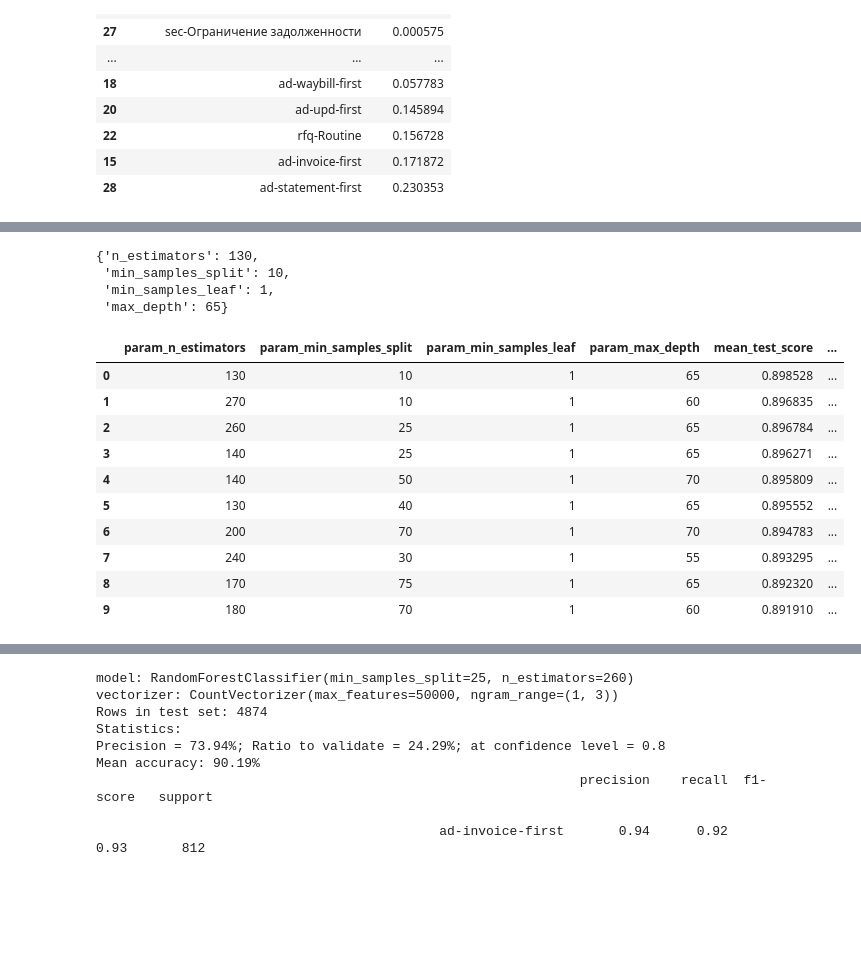
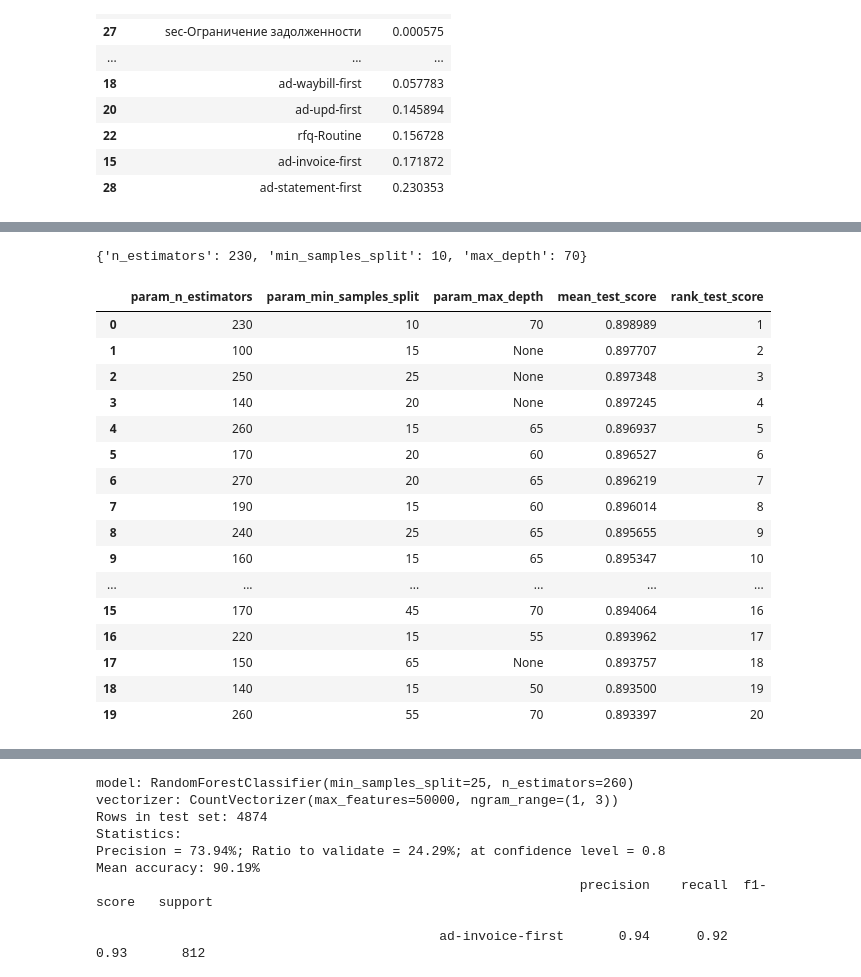
Before and after one commit to cherepasshka/document-classifier, a Jupyter notebook: DOCUMENT_CLASSIFIER.ipynb, the cells around one changed output, grey strips where cells are left out. Cells and saved outputs as stored; diff of their text form; code cells hidden in the pictures; blank space fills up the shorter version.

```diff
--- a/DOCUMENT_CLASSIFIER.ipynb
+++ b/DOCUMENT_CLASSIFIER.ipynb
@@ -211,7 +212,7 @@ from sklearn.model_selection import RandomizedSearchCV
 
 n_estimators = [int(x) for x in np.linspace(start=90, stop=270, num=19)]
 max_features = ['log2', 'sqrt']
-max_depth = [int(x) for x in np.linspace(start=15, stop=70, num=12)] + [None]
+max_depth = [int(x) for x in np.linspace(start=30, stop=170, num=15)] + [None]
 min_samples_split = [int(x) for x in np.linspace(start=10, stop=80, num=15)]
 min_samples_leaf = [int(x) for x in np.linspace(start=1, stop=10, num=5)]
 bootstrap = [True, False]
@@ -221,7 +222,7 @@ param_dist = {
     #'max_features' : max_features,
     'max_depth' : max_depth,
     'min_samples_split' : min_samples_split,
-    'min_samples_leaf' : min_samples_leaf,
+    #'min_samples_leaf' : min_samples_leaf,
     #'bootstrap' : bootstrap,
     #'vctr__min_df' : [0.1, 1, 0.05, 0.2],
     #'vctr__max_df' : [1, 0.9, 0.7],
@@ -242,7 +243,7 @@ X_train, Y_train = train['X'], train['target']
 vectorizer = CreateVectorizer((1, 3), 50000)
 X_train = vectorizer.fit_transform(X_train)
 # %%
-rf = RandomForestClassifier(bootstrap=False, max_features='sqrt')
+rf = RandomForestClassifier(bootstrap=False, max_features='sqrt', min_samples_leaf=1)
 rs = RandomizedSearchCV(rf,
                         param_dist,
                         n_iter=110,
@@ -292,10 +261,7 @@ RandomizedSearchCV(cv=3,
 # %%
 rs.best_params_
 # %% [output]
-{'n_estimators': 130,
- 'min_samples_split': 10,
- 'min_samples_leaf': 1,
- 'max_depth': 65}
+{'n_estimators': 230, 'min_samples_split': 10, 'max_depth': 70}
 # %%
 def GetResultsDataFrame(searcher):
     searcher_df = pd.DataFrame(searcher.cv_results_).sort_values('rank_test_score').reset_index(drop=True)
@@ -313,19 +279,25 @@ def GetResultsDataFrame(searcher):
     return searcher_df
 # %%
 rs_df = GetResultsDataFrame(rs)
-rs_df.head(10)
+rs_df.head(20)
 # %% [output]
-|  | param_n_estimators | param_min_samples_split | param_min_samples_leaf | param_max_depth | mean_test_score | ... |
-| 0 | 130 | 10 | 1 | 65 | 0.898528 | ... |
-| 1 | 270 | 10 | 1 | 60 | 0.896835 | ... |
-| 2 | 260 | 25 | 1 | 65 | 0.896784 | ... |
-| 3 | 140 | 25 | 1 | 65 | 0.896271 | ... |
-| 4 | 140 | 50 | 1 | 70 | 0.895809 | ... |
-| 5 | 130 | 40 | 1 | 65 | 0.895552 | ... |
-| 6 | 200 | 70 | 1 | 70 | 0.894783 | ... |
-| 7 | 240 | 30 | 1 | 55 | 0.893295 | ... |
-| 8 | 170 | 75 | 1 | 65 | 0.892320 | ... |
-| 9 | 180 | 70 | 1 | 60 | 0.891910 | ... |
+|  | param_n_estimators | param_min_samples_split | param_max_depth | mean_test_score | rank_test_score |
+| 0 | 230 | 10 | 70 | 0.898989 | 1 |
+| 1 | 100 | 15 | None | 0.897707 | 2 |
+| 2 | 250 | 25 | None | 0.897348 | 3 |
+| 3 | 140 | 20 | None | 0.897245 | 4 |
+| 4 | 260 | 15 | 65 | 0.896937 | 5 |
+| 5 | 170 | 20 | 60 | 0.896527 | 6 |
+| 6 | 270 | 20 | 65 | 0.896219 | 7 |
+| 7 | 190 | 15 | 60 | 0.896014 | 8 |
+| 8 | 240 | 25 | 65 | 0.895655 | 9 |
+| 9 | 160 | 15 | 65 | 0.895347 | 10 |
+| ... | ... | ... | ... | ... | ... |
+| 15 | 170 | 45 | 70 | 0.894064 | 16 |
+| 16 | 220 | 15 | 55 | 0.893962 | 17 |
+| 17 | 150 | 65 | None | 0.893757 | 18 |
+| 18 | 140 | 15 | 50 | 0.893500 | 19 |
+| 19 | 260 | 55 | 70 | 0.893397 | 20 |
 # %%
 colors = ['lightgrey', 'coral', 'lightgreen', 'wheat', 'lightpink',
           'skyblue', 'forestgreen', 'maroon', 'olivedrab']
```
Also changed, not shown: parts of 11 cells of this notebook.
